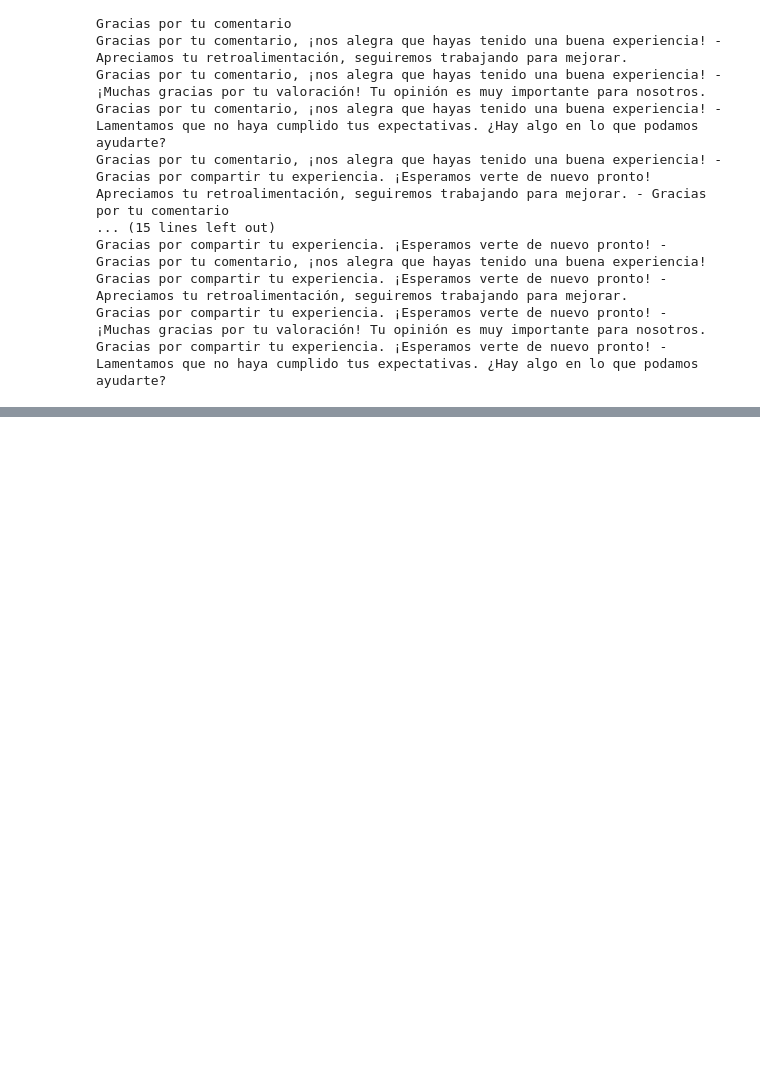
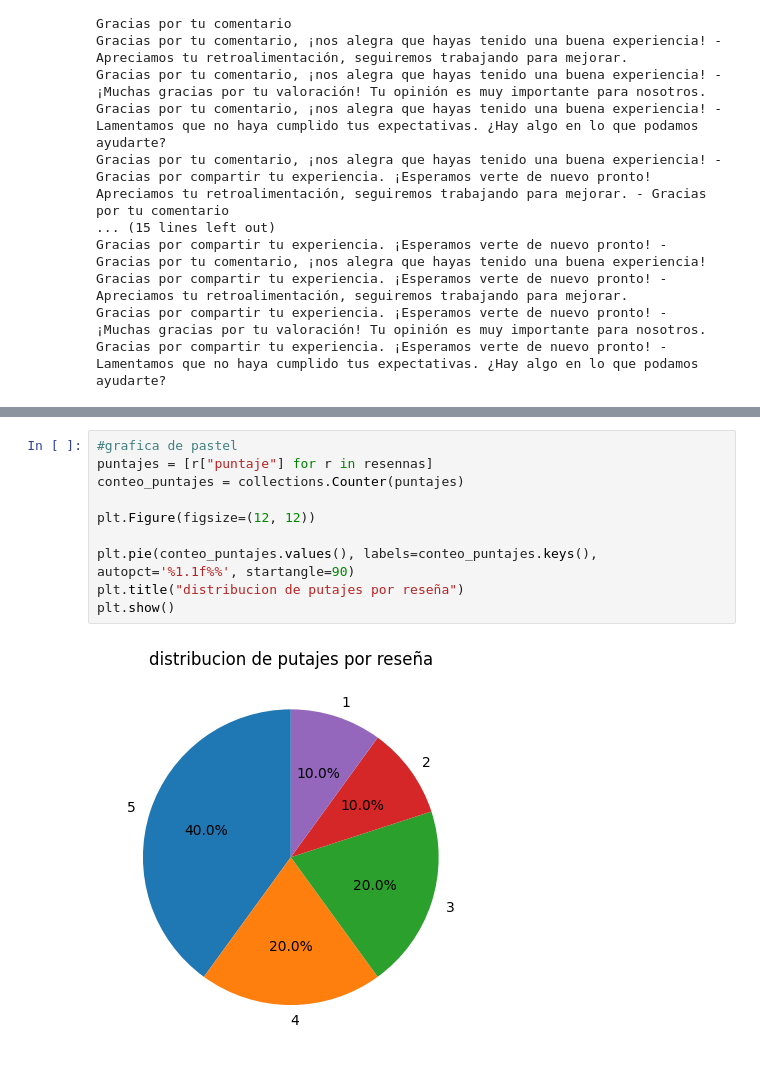
Before and after one commit to nnic0las/curso_dev_senior_python, a Jupyter notebook: m4_clase.4/3.1 proyecto.ipynb, the cells around one changed output, grey strips where cells are left out. Cells and saved outputs as stored; diff of their text form; blank space fills up the shorter version.

```diff
--- a/m4_clase.4/3.1 proyecto.ipynb
+++ b/m4_clase.4/3.1 proyecto.ipynb
@@ -89,0 +102,12 @@ Gracias por compartir tu experiencia. ¡Esperamos verte de nuevo pronto! - Lamen
+# %%
+#grafica de pastel
+puntajes = [r["puntaje"] for r in resennas]
+conteo_puntajes = collections.Counter(puntajes)
+
+plt.Figure(figsize=(12, 12))
+
+plt.pie(conteo_puntajes.values(), labels=conteo_puntajes.keys(), autopct='%1.1f%%', startangle=90)
+plt.title("distribucion de putajes por reseña")
+plt.show()
+# %% [output]
+[figure, added]
```
Also changed, not shown: parts of 2 cells of this notebook, 4 other files.
